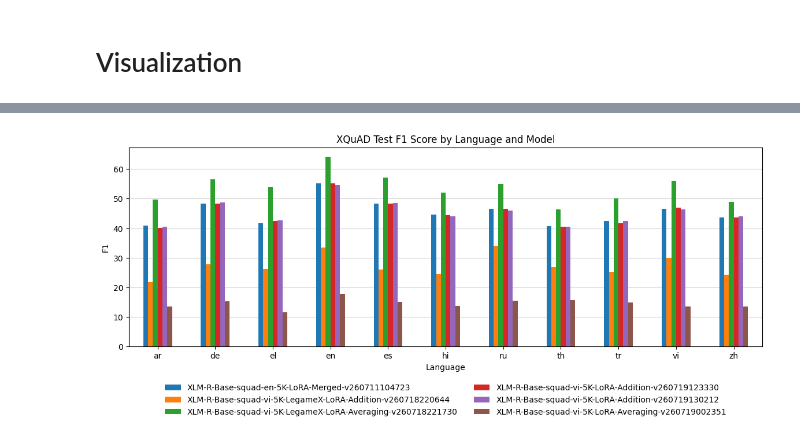
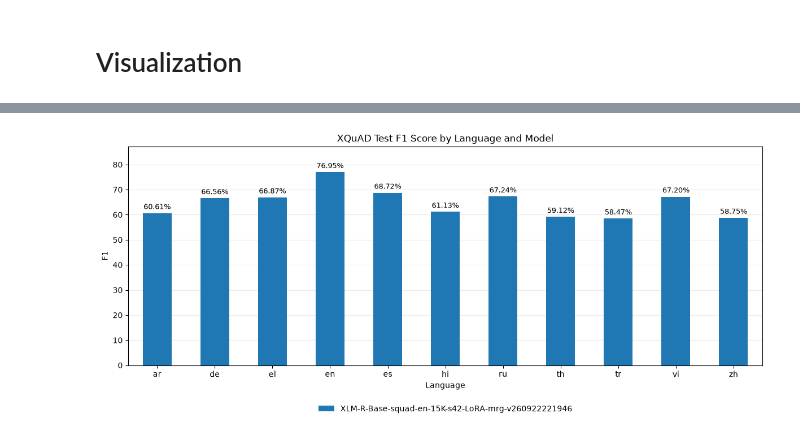
Before and after one commit to alxxtexxr/LegameX, a Jupyter notebook: notebooks/visualization_xquad.ipynb, the cells around one changed output, grey strips where cells are left out. Drawn from its saved outputs; the diff is of its cells as text; code cells hidden in the pictures.

Commit message:
Add F1 score labels on top of bars in XQuAD visualization

```diff
--- a/notebooks/visualization_xquad.ipynb
+++ b/notebooks/visualization_xquad.ipynb
@@ -8,12 +10,17 @@ from pathlib import Path
 # %% [markdown]
 # Configuration
 # %%
-BASE_DIR = 'eval/xquad_xlmr/625'
+# Kernel CWD is notebooks/ (the notebook's dir), not the project root,
+# so resolve relative to the project root regardless of where the kernel started
+PROJECT_ROOT = Path.cwd().parent if Path.cwd().name == 'notebooks' else Path.cwd()
+METRICS_ROOT = PROJECT_ROOT / 'eval/xquad_xlmr/-1/'
 # %% [markdown]
 # Visualization
 # %%
 # Dynamically get all metrics.csv files
-csv_paths = sorted(Path(BASE_DIR).glob('**/metrics.csv'))
+csv_paths = sorted(Path(METRICS_ROOT).glob('**/metrics.csv'))
 csv_paths = [str(p) for p in csv_paths] # make string paths
+if not csv_paths:
+    raise FileNotFoundError(f"No metrics.csv found under {METRICS_ROOT.resolve()}")
 print(f"CSV paths: {csv_paths}")
 # %% [output]
@@ -39,25 +46,34 @@ df.head()
 # %%
 # Plot with pandas pivot table
 pivot = df.pivot(index='lang', columns='model', values='test_f1')
 ax = pivot.plot(kind='bar', figsize=(12, 6), rot=0)
 plt.title('XQuAD Test F1 Score by Language and Model')
 plt.ylabel('F1')
 plt.xlabel('Language')
 
 # Add horizontal gridlines for each y-tick
-ax.grid(axis='y', linestyle='-', alpha=0.5)
+ax.grid(axis='y', linestyle='-', alpha=0.25)
 ax.set_axisbelow(True)  # Puts the lines behind the bars
+
+# Add F1 score labels on top of each bar
+for container in ax.containers:
+    if isinstance(container, BarContainer):
+        ax.bar_label(container, fmt='%.2f%%', padding=3, fontsize=9)
+
+# Add some padding at the top so the highest label doesn't hit the border
+y_max = ax.get_ylim()[1]
+ax.set_ylim(0, y_max * 1.08)
 
 # Move the legend below the plot, centered
 plt.legend(
     loc='upper center',
     bbox_to_anchor=(0.5, -0.15),    # (x, y) in axes coordinates; negative y pushes it below
     ncol=2,                         # two columns if you want to save horizontal space
     frameon=False,                  # optional: cleaner look without border
 )
 
 # Adjust the layout to make room for the legend
-plt.tight_layout(rect=[0, 0.1, 1, 1])   # leave 10% of figure height at the bottom
+plt.tight_layout(rect=(0, 0.1, 1, 1))   # leave 10% of figure height at the bottom
 plt.show()
 # %% [output]
-[figure, old version]
+[figure, new version]
```
Also changed, not shown: parts of 3 cells of this notebook.
